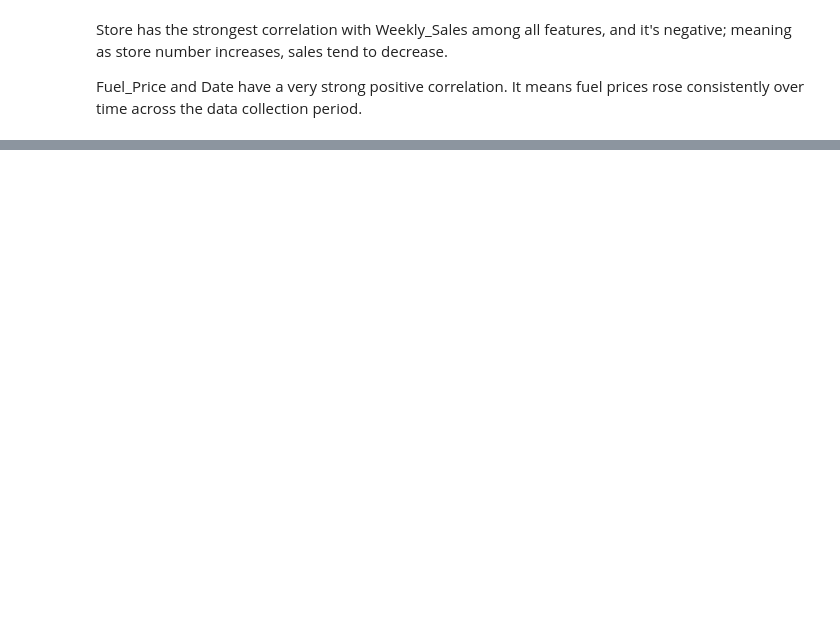
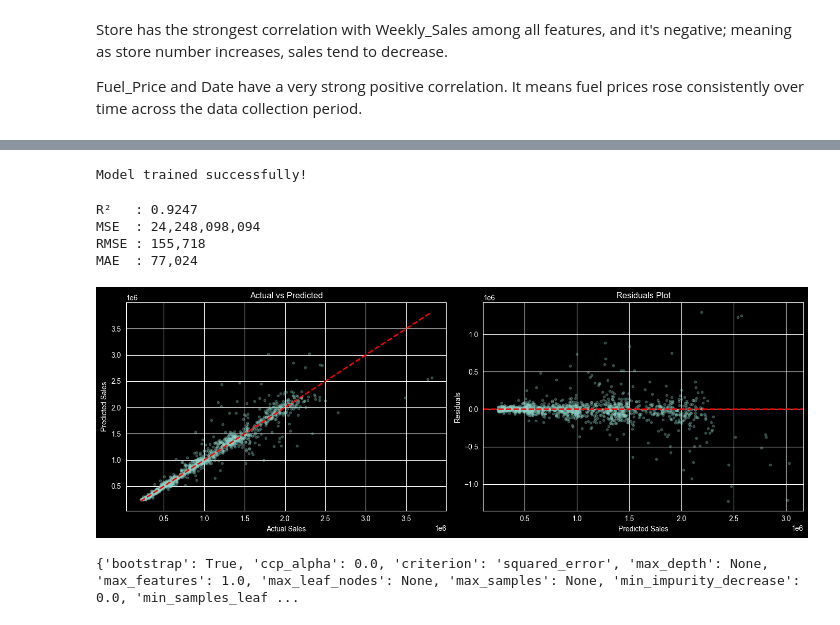
Before and after one commit to emnaaS/Walmart-sales-prediction, a Jupyter notebook: main.ipynb, the cells around one changed output, grey strips where cells are left out. Cells and saved outputs as stored; diff of their text form; code cells hidden in the pictures; blank space fills up the shorter version.

```diff
--- a/main.ipynb
+++ b/main.ipynb
@@ -112,0 +289,70 @@ data1.head(5)
+# %%
+from sklearn.ensemble import RandomForestRegressor
+
+def train_model(X_train, y_train):
+    model = RandomForestRegressor(n_estimators=150, random_state=42)
+    model.fit(X_train, y_train)
+    print("Model trained successfully!")
+    return model
+
+model = train_model(X_train_scaled, y_train)
+# %% [output]
+Model trained successfully!
+# %%
+from sklearn.metrics import r2_score, mean_squared_error, mean_absolute_error
+import numpy as np
+
+def evaluate_model(model, X_test, y_test):
+    y_pred = model.predict(X_test)
+
+    r2   = r2_score(y_test, y_pred)
+    mse  = mean_squared_error(y_test, y_pred)
+    mae  = mean_absolute_error(y_test, y_pred)
+    rmse = np.sqrt(mse)
+
+    print(f"R²   : {r2:.4f}")
+    print(f"MSE  : {mse:,.0f}")
+    print(f"RMSE : {rmse:,.0f}")
+    print(f"MAE  : {mae:,.0f}")
+
+    return y_pred, r2, mse, mae
+
+y_pred, r2, mse, mae = evaluate_model(model, X_test_scaled, y_test)
+# %% [output]
+R²   : 0.9247
+MSE  : 24,248,098,094
+RMSE : 155,718
+MAE  : 77,024
+# %%
+import matplotlib.pyplot as plt
+
+def plot_predictions(y_test, y_pred):
+    fig, axes = plt.subplots(1, 2, figsize=(14, 5))
+
+    # Plot 1 — Actual vs Predicted scatter
+    axes[0].scatter(y_test, y_pred, alpha=0.3, s=10)
+    axes[0].plot([y_test.min(), y_test.max()],
+                 [y_test.min(), y_test.max()],
+                 color='red', linewidth=2, linestyle='--')
+    axes[0].set_xlabel('Actual Sales')
+    axes[0].set_ylabel('Predicted Sales')
+    axes[0].set_title('Actual vs Predicted')
+
+    # Plot 2 — Residuals
+    residuals = y_test - y_pred
+    axes[1].scatter(y_pred, residuals, alpha=0.3, s=10)
+    axes[1].axhline(0, color='red', linewidth=2, linestyle='--')
+    axes[1].set_xlabel('Predicted Sales')
+    axes[1].set_ylabel('Residuals')
+    axes[1].set_title('Residuals Plot')
+
+    plt.tight_layout()
+    plt.show()
+
+plot_predictions(y_test, y_pred)
+# %% [output]
+[figure, added]
+# %%
+print(model.get_params())
+# %% [output]
+{'bootstrap': True, 'ccp_alpha': 0.0, 'criterion': 'squared_error', 'max_depth': None, 'max_features': 1.0, 'max_leaf_nodes': None, 'max_samples': None, 'min_impurity_decrease': 0.0, 'min_samples_leaf ...
```
Also changed, not shown: parts of 19 cells of this notebook, 4 other files.
